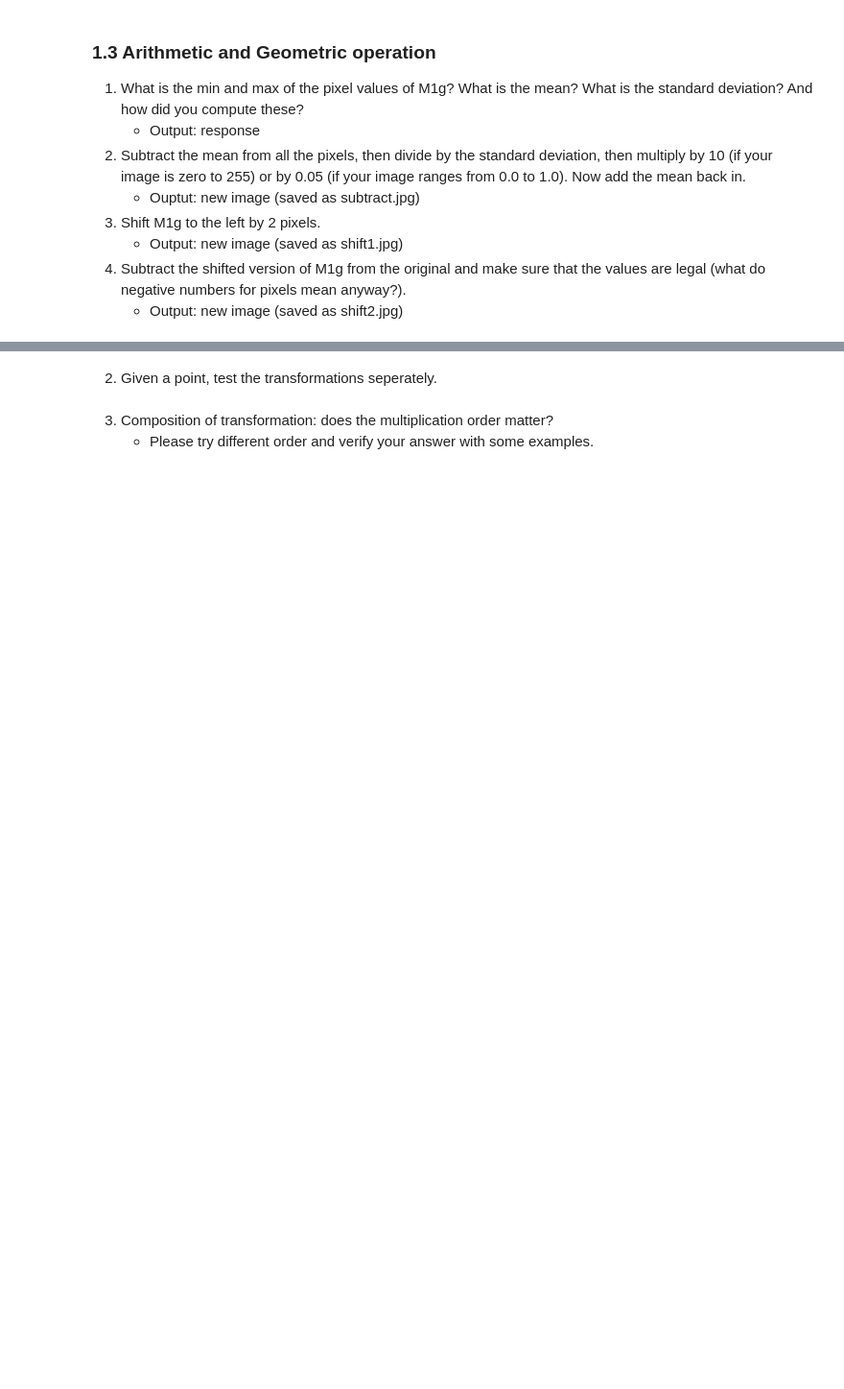
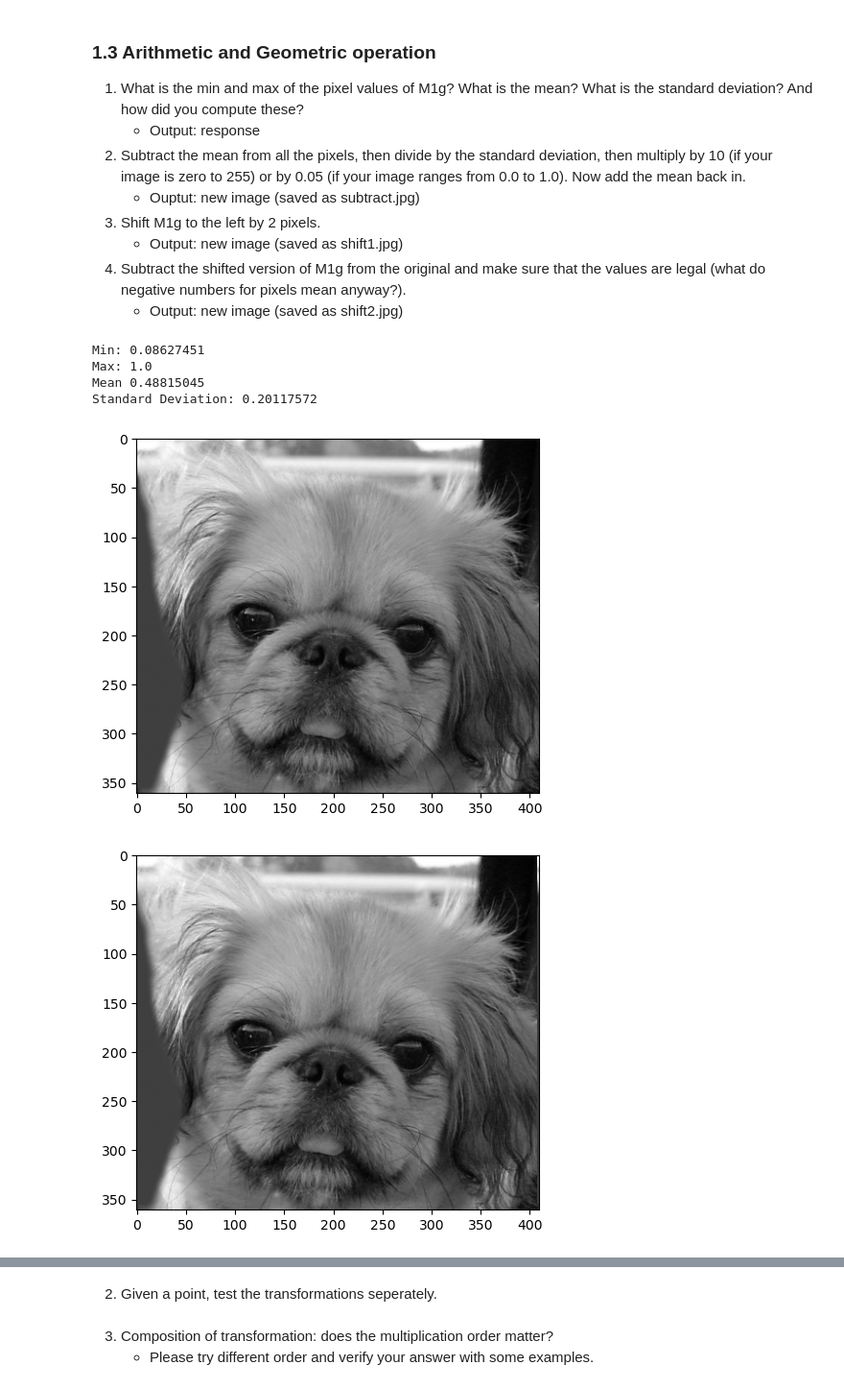
Before and after one commit to JaredMiller9922/CS-6320, a Jupyter notebook: proj1_6320/proj1_code/proj1.ipynb, the cells around one changed output, grey strips where cells are left out. Shown at 96% size. Cells and saved outputs as stored; diff of their text form; code cells hidden in the pictures; blank space fills up the shorter version.

```diff
--- a/proj1_6320/proj1_code/proj1.ipynb
+++ b/proj1_6320/proj1_code/proj1.ipynb
@@ -222,0 +210,49 @@ raise NotImplementedError('Arithmetic and Geometric operation needs to be implem
+# %%
+############################
+### TODO: YOUR CODE HERE ###
+# Min
+M1g_min = np.min(M1g)
+print("Min: " + str(M1g_min))
+# Max
+M1g_max = np.max(M1g)
+print("Max: " + str(M1g_max))
+# Mean
+M1g_mean = np.mean(M1g)
+print("Mean " + str(M1g_mean))
+# Standard Deviation
+M1g_sd = np.std(M1g)
+print("Standard Deviation: " + str(M1g_sd))
+
+# subtract.jpg
+subtract = M1g.copy()
+subtract -= M1g_mean
+subtract /= M1g_sd
+subtract *= 0.05
+subtract += M1g_mean
+
+plt.figure()
+plt.imshow(subtract,cmap='gray')
+plt.show()
+
+shift1 = M1g.copy()
+shift1 = np.roll(shift1, -2, axis=1)
+plt.figure()
+plt.imshow(shift1,cmap='gray')
+plt.show()
+
+shift2 = M1g.copy()
+shift2 -= shift1
+shift2 = np.clip(shift2, 0, None)
+plt.figure()
+plt.imshow(shift2,cmap='gray')
+plt.show()
+
+### END OF STUDENT CODE ####
+############################
+# %% [output]
+Min: 0.08627451
+Max: 1.0
+Mean 0.48815045
+Standard Deviation: 0.20117572
+[figure, added]
+[figure, added]
```
Also changed, not shown: parts of 15 cells of this notebook, 2 other files.
